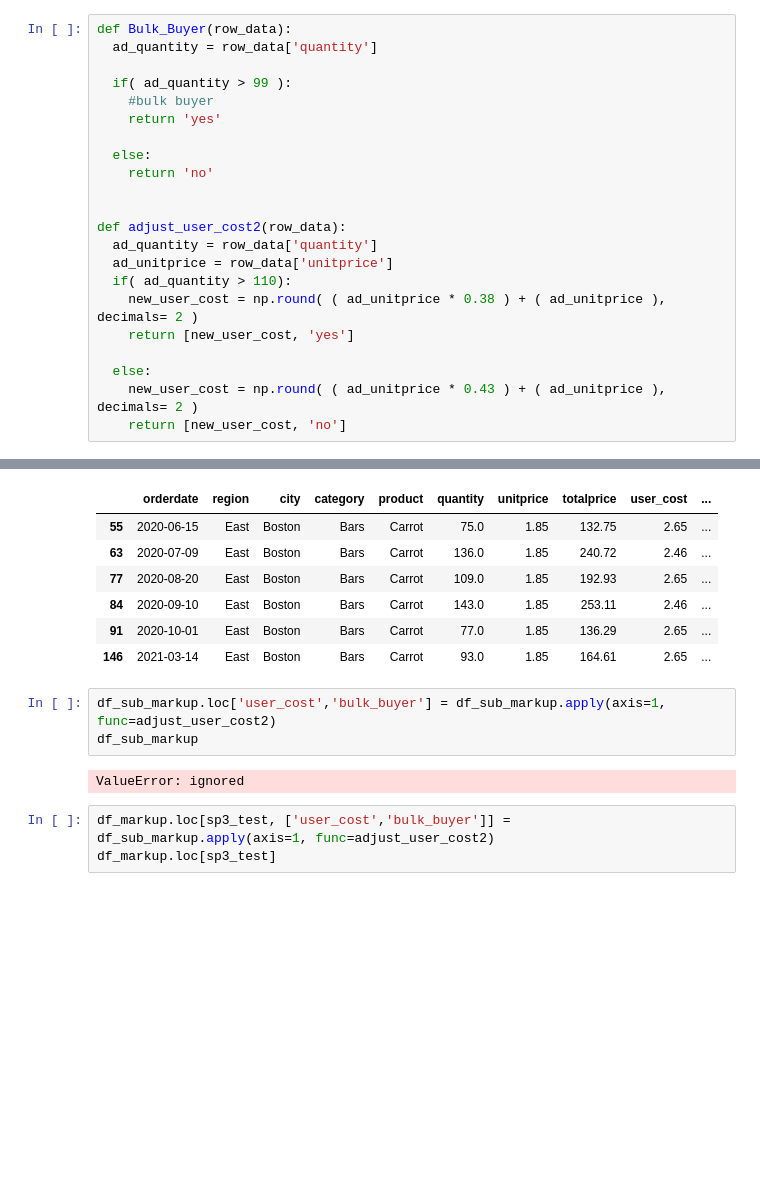
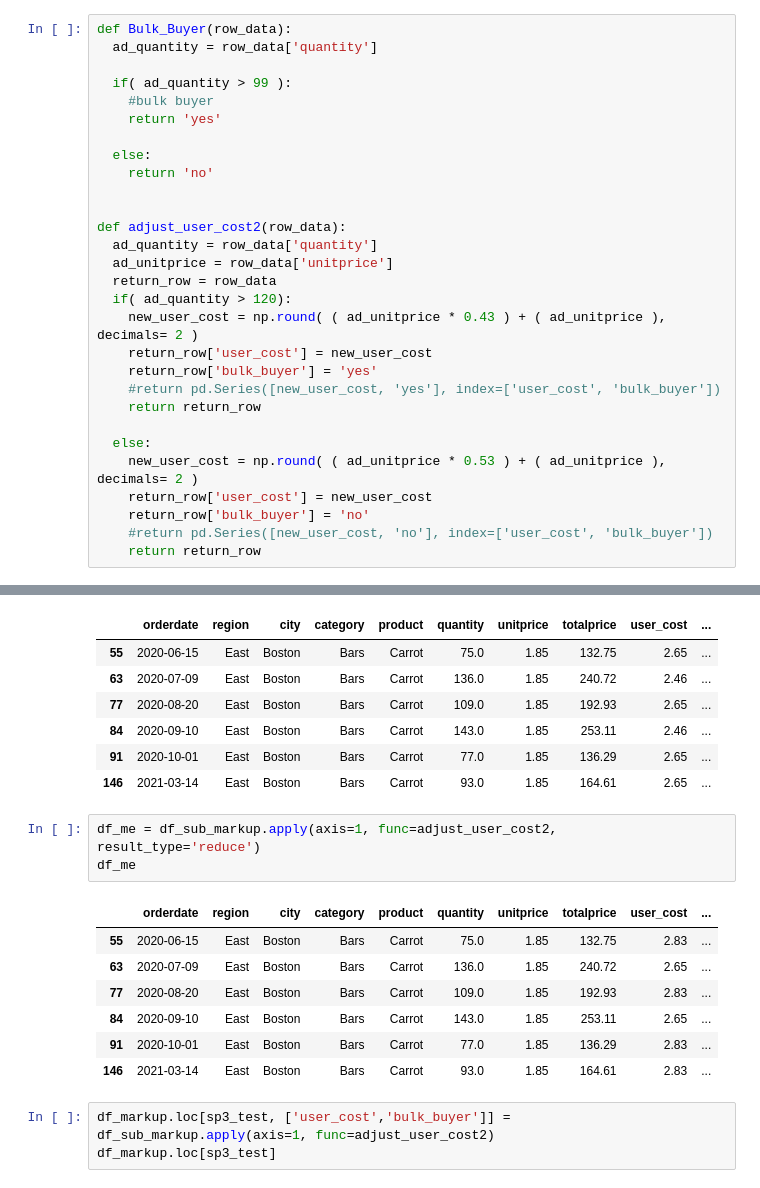
Before and after one commit to sledhead/python_core_test, a Jupyter notebook: pandas_test.ipynb, the cells around one changed output, grey strips where cells are left out. Saved outputs shown, nothing was run; the diff lists cells and outputs as text; blank space fills up the shorter version.

Commit message:
pandas apply

```diff
--- a/pandas_test.ipynb
+++ b/pandas_test.ipynb
@@ -520,13 +520,20 @@ def Bulk_Buyer(row_data):
 def adjust_user_cost2(row_data):
   ad_quantity = row_data['quantity']
   ad_unitprice = row_data['unitprice']
-  if( ad_quantity > 110):
-    new_user_cost = np.round( ( ad_unitprice * 0.38 ) + ( ad_unitprice ), decimals= 2 )
-    return [new_user_cost, 'yes']
+  return_row = row_data
+  if( ad_quantity > 120):
+    new_user_cost = np.round( ( ad_unitprice * 0.43 ) + ( ad_unitprice ), decimals= 2 )
+    return_row['user_cost'] = new_user_cost
+    return_row['bulk_buyer'] = 'yes'
+    #return pd.Series([new_user_cost, 'yes'], index=['user_cost', 'bulk_buyer'])
+    return return_row
 
   else:
-    new_user_cost = np.round( ( ad_unitprice * 0.43 ) + ( ad_unitprice ), decimals= 2 )
-    return [new_user_cost, 'no']
+    new_user_cost = np.round( ( ad_unitprice * 0.53 ) + ( ad_unitprice ), decimals= 2 )
+    return_row['user_cost'] = new_user_cost
+    return_row['bulk_buyer'] = 'no'
+    #return pd.Series([new_user_cost, 'no'], index=['user_cost', 'bulk_buyer'])
+    return return_row
 # %%
 df_sub_markup['bulk_buyer'] = df_sub_markup.apply(axis=1, func=Bulk_Buyer)
 df_sub_markup
@@ -539,10 +546,16 @@ df_sub_markup
 | 91 | 2020-10-01 | East | Boston | Bars | Carrot | 77.0 | 1.85 | 136.29 | 2.65 | ... |
 | 146 | 2021-03-14 | East | Boston | Bars | Carrot | 93.0 | 1.85 | 164.61 | 2.65 | ... |
 # %%
-df_sub_markup.loc['user_cost','bulk_buyer'] = df_sub_markup.apply(axis=1, func=adjust_user_cost2)
-df_sub_markup
+df_me = df_sub_markup.apply(axis=1, func=adjust_user_cost2, result_type='reduce')
+df_me
 # %% [output]
-ValueError: ignored
+|  | orderdate | region | city | category | product | quantity | unitprice | totalprice | user_cost | ... |
+| 55 | 2020-06-15 | East | Boston | Bars | Carrot | 75.0 | 1.85 | 132.75 | 2.83 | ... |
+| 63 | 2020-07-09 | East | Boston | Bars | Carrot | 136.0 | 1.85 | 240.72 | 2.65 | ... |
+| 77 | 2020-08-20 | East | Boston | Bars | Carrot | 109.0 | 1.85 | 192.93 | 2.83 | ... |
+| 84 | 2020-09-10 | East | Boston | Bars | Carrot | 143.0 | 1.85 | 253.11 | 2.65 | ... |
+| 91 | 2020-10-01 | East | Boston | Bars | Carrot | 77.0 | 1.85 | 136.29 | 2.83 | ... |
+| 146 | 2021-03-14 | East | Boston | Bars | Carrot | 93.0 | 1.85 | 164.61 | 2.83 | ... |
 # %%
 df_markup.loc[sp3_test, ['user_cost','bulk_buyer']] = df_sub_markup.apply(axis=1, func=adjust_user_cost2)
 df_markup.loc[sp3_test]
```
Also changed, not shown: parts of 1 cell of this notebook.
